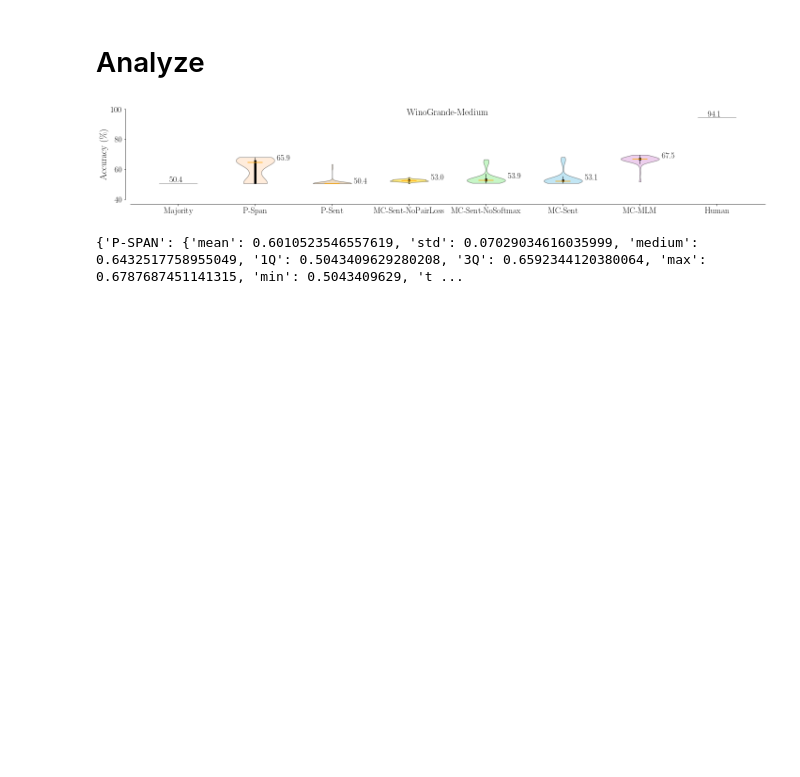
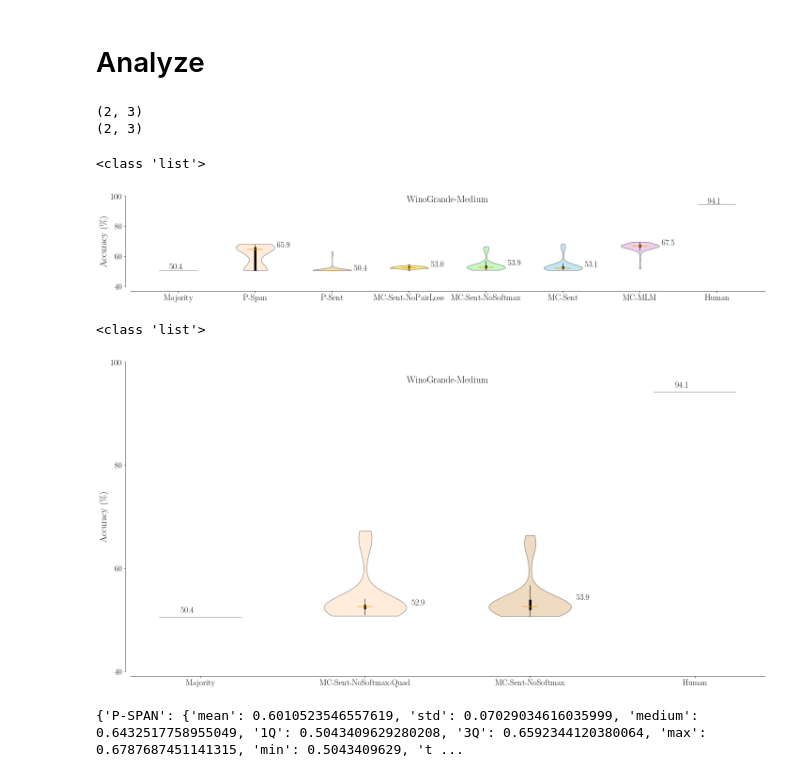
Before and after one commit to nyu-mll/wsc-formalizations, a Jupyter notebook: analysis/winogrande-option-analysis.ipynb, the cells around one changed output. Drawn from its saved outputs; the diff is of its cells as text; code cells hidden in the pictures; blank space fills up the shorter version.

```diff
--- a/analysis/winogrande-option-analysis.ipynb
+++ b/analysis/winogrande-option-analysis.ipynb
@@ -18,13 +19,18 @@ DATASET = 'winogrande-m-option'
 wd = os.path.dirname(os.path.abspath('__file__'))
 f_name1 = f"{DATASET}_1.csv"
 f_name2 = f"{DATASET}_2.csv"
+f_namequad = f"{DATASET}_quad.csv"
+f_namequadpair = f"{DATASET}_quad-pair.csv"
 
 results1 = pd.read_csv(os.path.join(wd, f_name1))
 results2 = pd.read_csv(os.path.join(wd, f_name2))
+results3 = pd.read_csv(os.path.join(wd, f_namequad))
+results4 = pd.read_csv(os.path.join(wd, f_namequadpair)).reset_index()
 
 
-results = pd.concat([results1,results2]).reset_index()
+results = pd.concat([results1,results2,results3]).reset_index()
 results = results.loc[results['dataset']==DATASET,:]
+results4 = results4.loc[results4['dataset']==DATASET,:]
 # %%
 print(results)
 print(results['best_val_accuracy'])
@@ -213,7 +223,8 @@ def make_box_plots(data,
                 pc.set_alpha(.5)
                 pc.set_edgecolor('black')
 
-        quartile1, medians, quartile3 = np.percentile(scores['all'], [25, 50, 75], axis=1)
+        print(type(scores['all']))
+        quartile1, medians, quartile3 = np.percentile(np.array(scores['all']).reshape(len(scores['all']),-1), [25, 50, 75], axis=1)
         whiskers = np.array([
             adjacent_values(sorted_array, q1, q3)
             for sorted_array, q1, q3 in zip(scores['all'], quartile1, quartile3)])
@@ -247,6 +258,17 @@ def make_box_plots(data,
     fig.tight_layout()
 
     return fig
+# %%
+a = np.array([np.array([1,2,3]),np.array([3,4,3])])
+
+print(a.shape)
+
+a.reshape(-1,1)
+
+print(a.shape)
+# %% [output]
+(2, 3)
+(2, 3)
 # %%
 bar = False
 box = False
@@ -296,7 +318,55 @@ f_violin = make_box_plots(results,
                    violin = violin,
                   )
 # %% [output]
+<class 'list'>
 [figure]
+# %%
+bar = False
+box = False
+violin = True
+
+ordered_framings = [
+    'MC-SENT-PAIR-QUAD',
+    'MC-SENT-PAIR',
+]
+
+chart_labels = [
+    'MC-Sent-NoSoftmax-Quad',
+    'MC-Sent-NoSoftmax',
+]
+
+f_violin = make_box_plots(results,
+                   chart_labels,
+                   ordered_framings,
+                   adjusted_axes = True,
+                   title = 'WinoGrande-Medium',
+                   titleh=96,
+                   showfliers = True,
+                   x_size = 20,
+                   y_size = 10,
+                   y_min = 40,
+                   y_max = 100,
+                   y_tick = 20,
+                   notch = False,
+                   ylabel = r'Accuracy (\%)',
+                   xlabel = None,
+                   #xlabel = r'Formalization',
+                   majority = 50.43,
+                   human = 94.1,
+                   label_size=20,
+                   tick_size=18,
+                   plabel_size=18,
+                   x_offset = .88,
+                   bar_colors = True,
+                   bar_labels = True,
+                   label_type = '3Q',
+                   bar = bar,
+                   box = box,
+                   violin = violin,
+                  )
+# %% [output]
+<class 'list'>
+[figure, added]
 # %%
 def get_stats(data,
               labels,
```
Also changed, not shown: parts of 12 cells of this notebook, 2 other files.
